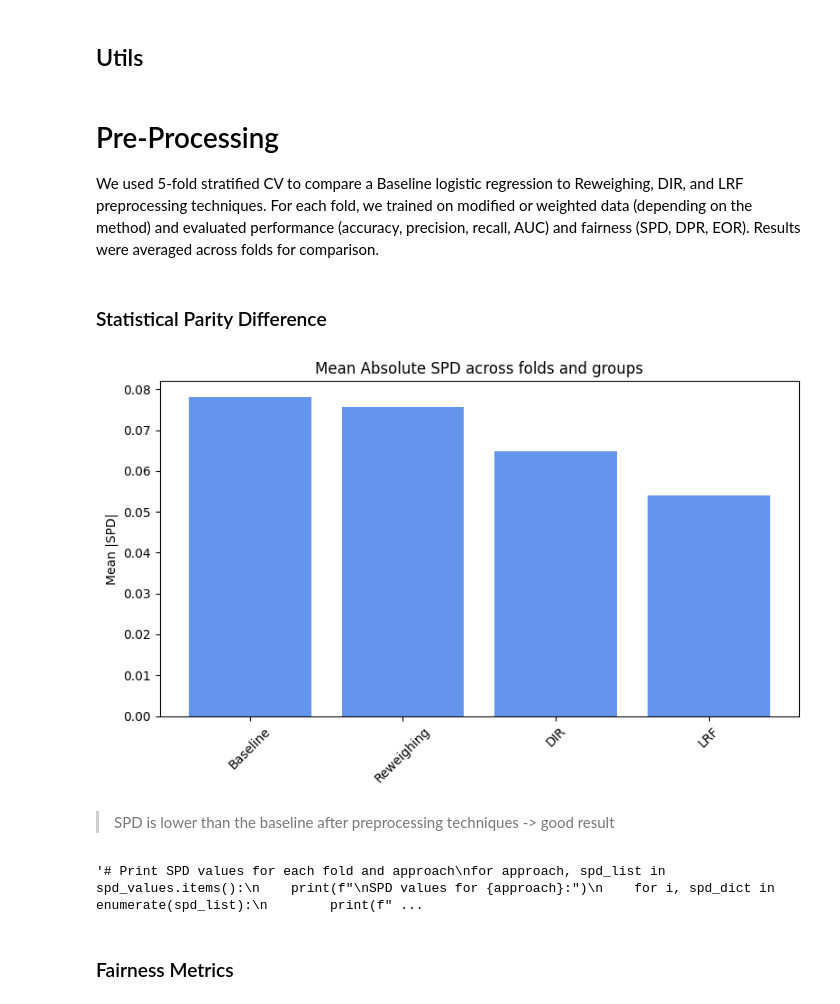
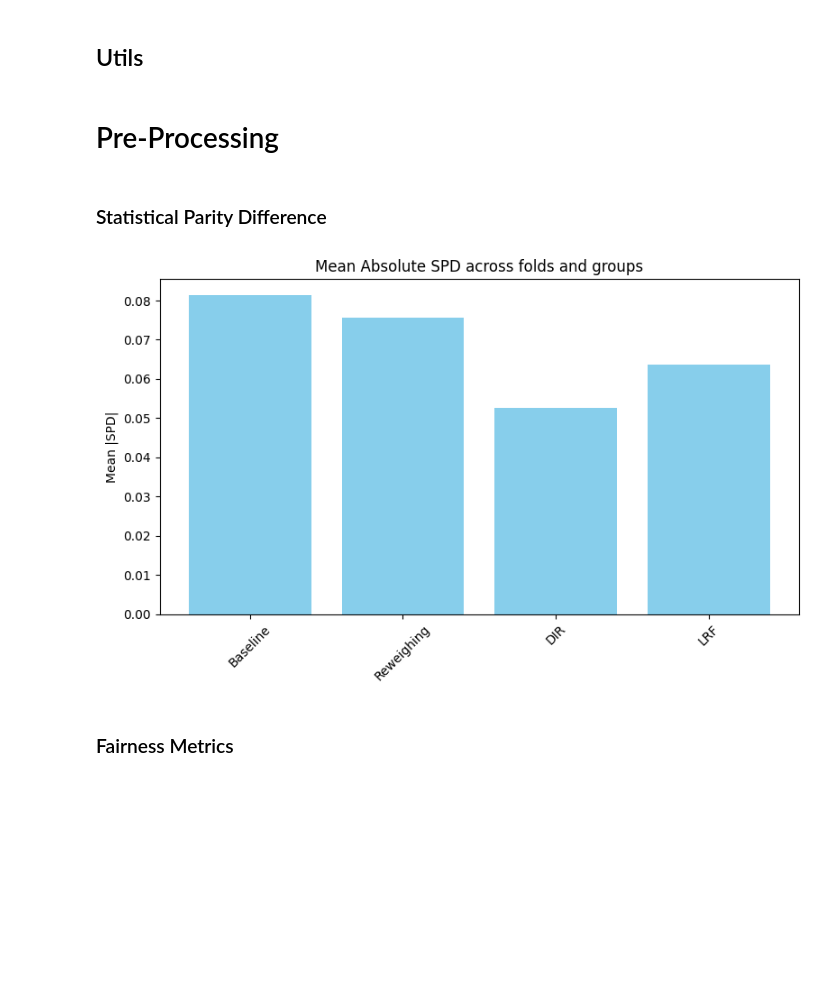
Before and after one commit to kor80/Fair-Candidate-Screening-System, a Jupyter notebook: main.ipynb, the cells around one changed output. Drawn from its saved outputs; the diff is of its cells as text; code cells hidden in the pictures; blank space fills up the shorter version.

```diff
--- a/main.ipynb
+++ b/main.ipynb
@@ -889,7 +882,6 @@ class Simple_NN(nn.Module):
         return x
 # %% [markdown]
 # Pre-Processing
-We used 5-fold stratified CV to compare a Baseline logistic regression to Reweighing, DIR, and LRF preprocessing techniques. For each fold, we trained on modified or weighted data (depending on the method) and evaluated performance (accuracy, precision, recall, AUC) and fairness (SPD, DPR, EOR). Results were averaged across folds for comparison.
 # %%
 def train_classifier(X_train, y_train):
     """
@@ -971,7 +963,7 @@ for train_idx, test_idx in kf.split(X, y):
             )
 
         elif approach == 'DIR':
-            dir = DisparateImpactRemover(repair_level=0.9)
+            dir = DisparateImpactRemover(repair_level=1.0)
             X_train_repaired = dir.fit_transform(train_dataset)
             X_test_repaired = dir.fit_transform(test_dataset)
 
@@ -1016,44 +1008,33 @@ for train_idx, test_idx in kf.split(X, y):
                 compute_fairness_metrics(y_test, y_pred, test_dataset[sensitive_feature])
             )
             spd_values[approach].append(
-                evaluate_spd(X_test, y_pred)
+                evaluate_spd(test_dataset, y_pred)
             )
 # %% [markdown]
 ### Statistical Parity Difference
 # %%
 mean_spd_values = {}
 
 for approach in spd_values:
     all_spds = []
     for fold_dict in spd_values[approach]:
         all_spds.extend([abs(v) for v in fold_dict.values()])
     mean_spd_values[approach] = np.mean(all_spds)
 
 results = pd.DataFrame({
     'Approach': list(mean_spd_values.keys()),
     'Mean |SPD|': list(mean_spd_values.values())
 })
 
 plt.figure(figsize=(8, 5))
-plt.bar(results['Approach'], results['Mean |SPD|'], color='cornflowerblue')
+plt.bar(results['Approach'], results['Mean |SPD|'], color='skyblue')
 plt.title("Mean Absolute SPD across folds and groups")
 plt.ylabel("Mean |SPD|")
 plt.xticks(rotation=45)
 plt.tight_layout()
 plt.show()
 # %% [output]
-[figure, old version]
+[figure, new version]
-# %% [markdown]
-> SPD is lower than the baseline after preprocessing techniques -> good result
-# %%
-'''# Print SPD values for each fold and approach
-for approach, spd_list in spd_values.items():
-    print(f"\nSPD values for {approach}:")
-    for i, spd_dict in enumerate(spd_list):
-        print(f"  Fold {i+1}: {spd_dict}")
-'''
-# %% [output]
-'# Print SPD values for each fold and approach\nfor approach, spd_list in spd_values.items():\n    print(f"\nSPD values for {approach}:")\n    for i, spd_dict in enumerate(spd_list):\n        print(f" ...
 # %% [markdown]
 ### Fairness Metrics
 # %%
```
Also changed, not shown: parts of 38 cells of this notebook.
